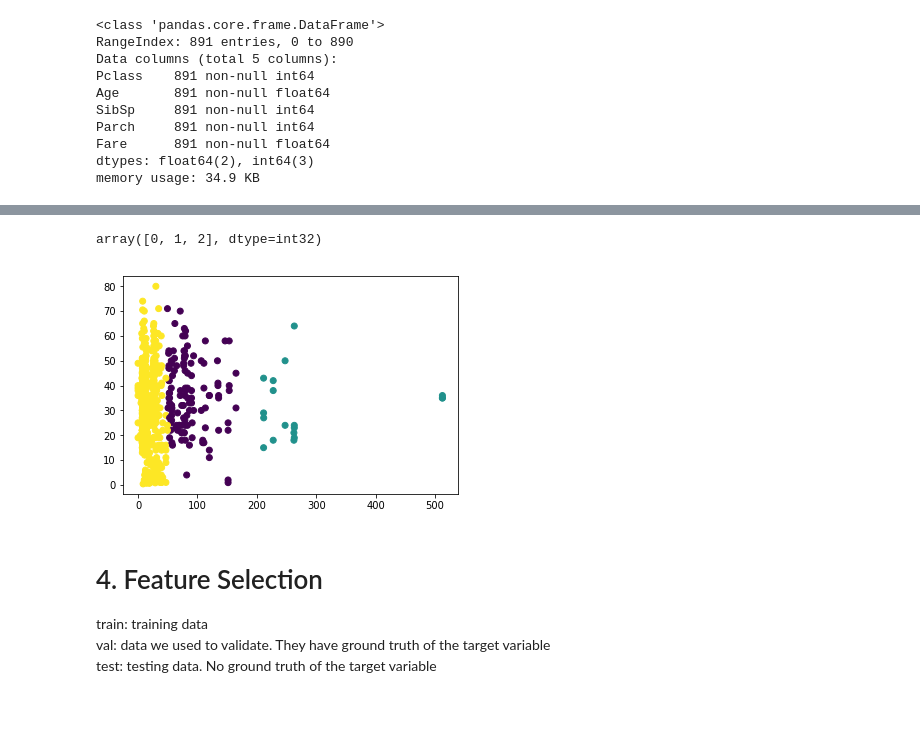
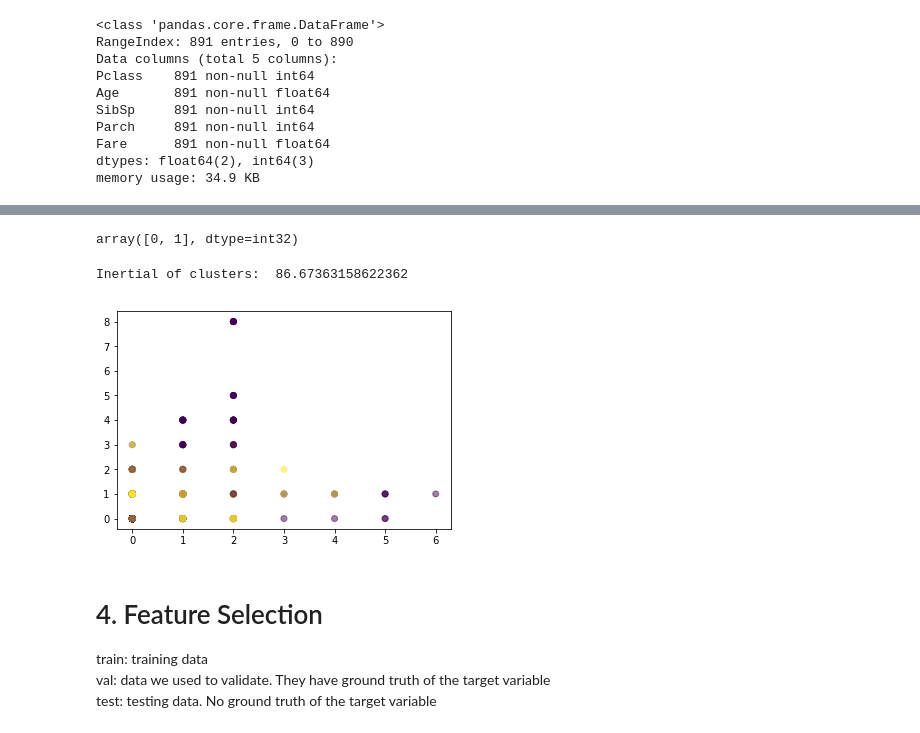
Before and after one commit to notha99y/EDA, a Jupyter notebook: Titanic.ipynb, the cells around one changed output, grey strips where cells are left out. Saved outputs shown, nothing was run; the diff lists cells and outputs as text; code cells hidden in the pictures.

Commit message:
delving deeper into clustering

```diff
--- a/Titanic.ipynb
+++ b/Titanic.ipynb
@@ -281,3 +282,24 @@ Parch     891 non-null int64
 Fare      891 non-null float64
 dtypes: float64(2), int64(3)
 memory usage: 34.9 KB
+# %%
+scaler = preprocessing.MinMaxScaler()
+# scaler = preprocessing.RobustScaler()
+samples = scaler.fit_transform(samples)
+# %%
+# inertias plot
+# good k is a low inertia (how tight the data is in a cluster) and not too high
+
+ks = range(1,10)
+inertias = []
+
+for k in ks:
+    k_mean = KMeans(n_clusters=k)
+    k_mean.fit(samples)
+    inertias.append(k_mean.inertia_)
+
+plt.plot(ks, inertias, '-o', c = 'b')
+plt.xlabel('Number of clusters, k')
+plt.ylabel('Inertia')
+plt.xticks(ks)
+plt.show()
@@ -284,15 +308,23 @@ memory usage: 34.9 KB
 # %%
-k_mean = KMeans(n_clusters=3)
+k_mean = KMeans(n_clusters=2)
 k_mean.fit(samples)
 labels = k_mean.predict(samples)
+# centroids = k_mean.cluster_centers_
+# centroids_x = centroids[:,0]
+# centroids_y = centroids[:,1]
 np.unique(labels)
 # %% [output]
-array([0, 1, 2], dtype=int32)
+array([0, 1], dtype=int32)
+# %%
+print('Inertial of clusters: ', k_mean.inertia_)
+# %% [output]
+Inertial of clusters:  86.67363158622362
 # %%
-plt.scatter(train_df['Fare'], train_df['Age'], c = labels)
+plt.scatter(train_df['Parch'], train_df['SibSp'], c = labels, alpha = 0.5)
+# plt.scatter(centroids_x, centroids_y, c= 'k', s = 100, marker = 'X')
 plt.show()
 # %% [output]
-[figure, old version]
+[figure, new version]
 # %% [markdown]
 # 4. Feature Selection
 train: training data <br>
```
Also changed, not shown: parts of 2 cells of this notebook.
